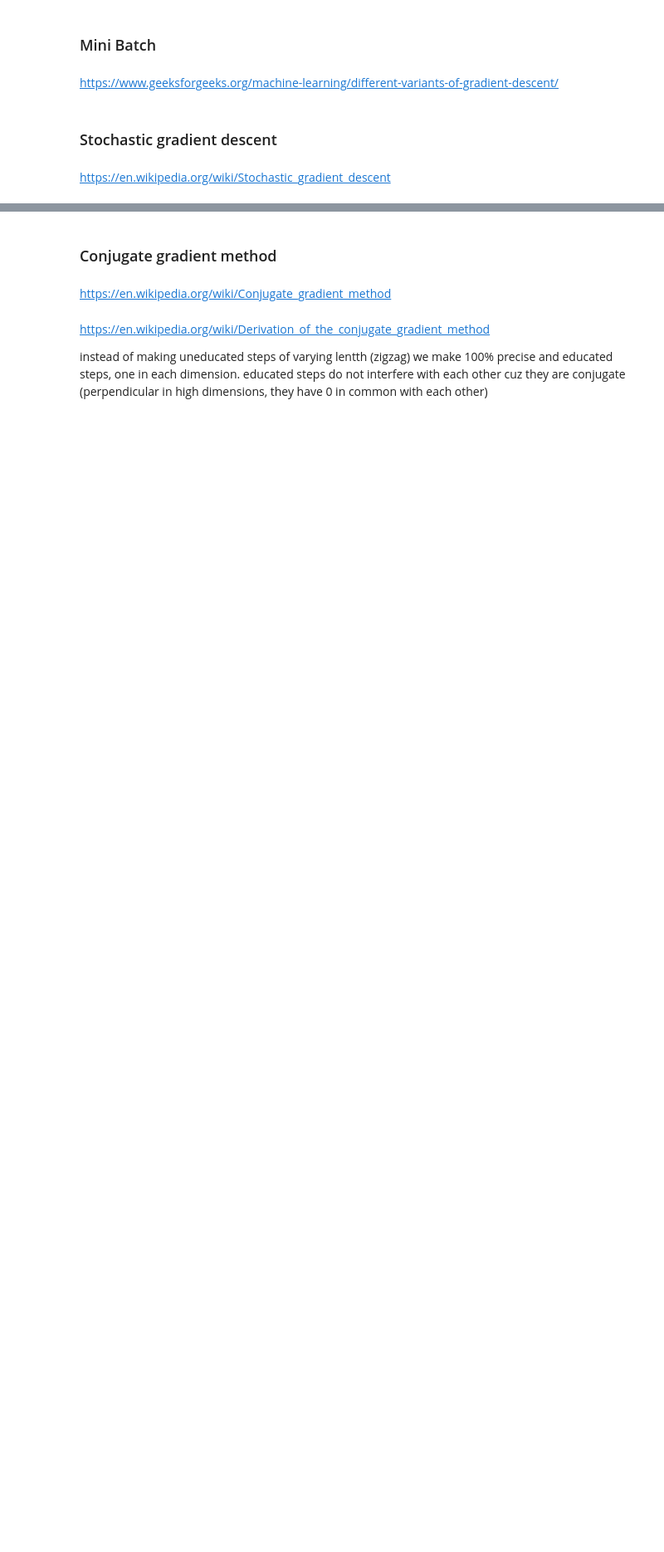
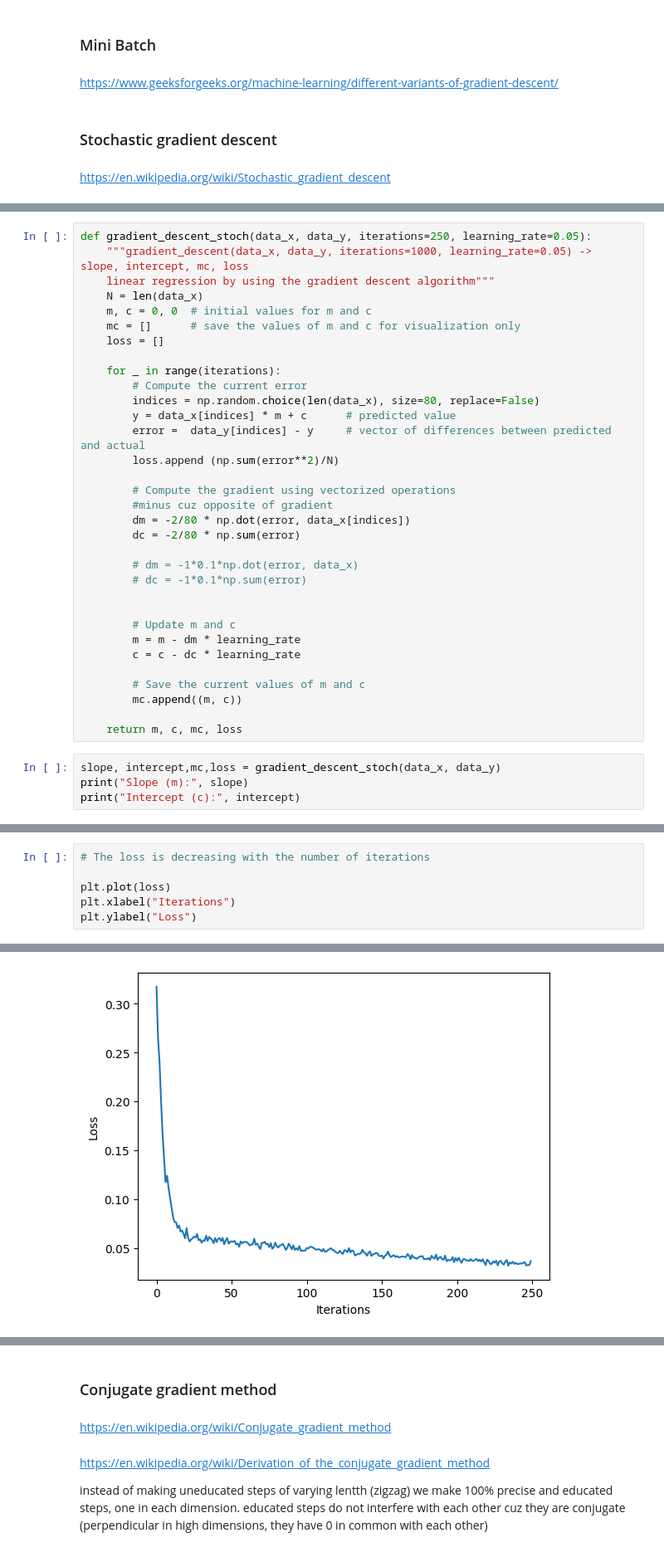
Before and after one commit to GreenCurve/prj-fin, a Jupyter notebook: 01_Floating_point_numbers.ipynb, the cells around one changed output, grey strips where cells are left out. Shown at 83% size. Cells and saved outputs as stored; diff of their text form; blank space fills up the shorter version.

```diff
--- a/01_Floating_point_numbers.ipynb
+++ b/01_Floating_point_numbers.ipynb
@@ -89,0 +123,37 @@ https://en.wikipedia.org/wiki/Stochastic_gradient_descent
+# %%
+def gradient_descent_stoch(data_x, data_y, iterations=250, learning_rate=0.05):
+    """gradient_descent(data_x, data_y, iterations=1000, learning_rate=0.05) -> slope, intercept, mc, loss
+    linear regression by using the gradient descent algorithm"""
+    N = len(data_x)
+    m, c = 0, 0  # initial values for m and c
+    mc = []      # save the values of m and c for visualization only
+    loss = []
+
+    for _ in range(iterations):
+        # Compute the current error
+        indices = np.random.choice(len(data_x), size=80, replace=False)
+        y = data_x[indices] * m + c      # predicted value
+        error =  data_y[indices] - y     # vector of differences between predicted and actual
+        loss.append (np.sum(error**2)/N)
+
+        # Compute the gradient using vectorized operations
+        #minus cuz opposite of gradient
+        dm = -2/80 * np.dot(error, data_x[indices])
+        dc = -2/80 * np.sum(error)
+
+        # dm = -1*0.1*np.dot(error, data_x)
+        # dc = -1*0.1*np.sum(error)
+
+
+        # Update m and c
+        m = m - dm * learning_rate
+        c = c - dc * learning_rate
+
+        # Save the current values of m and c
+        mc.append((m, c))
+
+    return m, c, mc, loss
+# %%
+slope, intercept,mc,loss = gradient_descent_stoch(data_x, data_y)
+print("Slope (m):", slope)
+print("Intercept (c):", intercept)
@@ -89,0 +163,7 @@ https://en.wikipedia.org/wiki/Stochastic_gradient_descent
+# %%
+# The loss is decreasing with the number of iterations
+
+plt.plot(loss)
+plt.xlabel("Iterations")
+plt.ylabel("Loss")
+# %% [output]
@@ -89,0 +171 @@ https://en.wikipedia.org/wiki/Stochastic_gradient_descent
+[figure, added]
```
Also changed, not shown: parts of 12 cells of this notebook.
